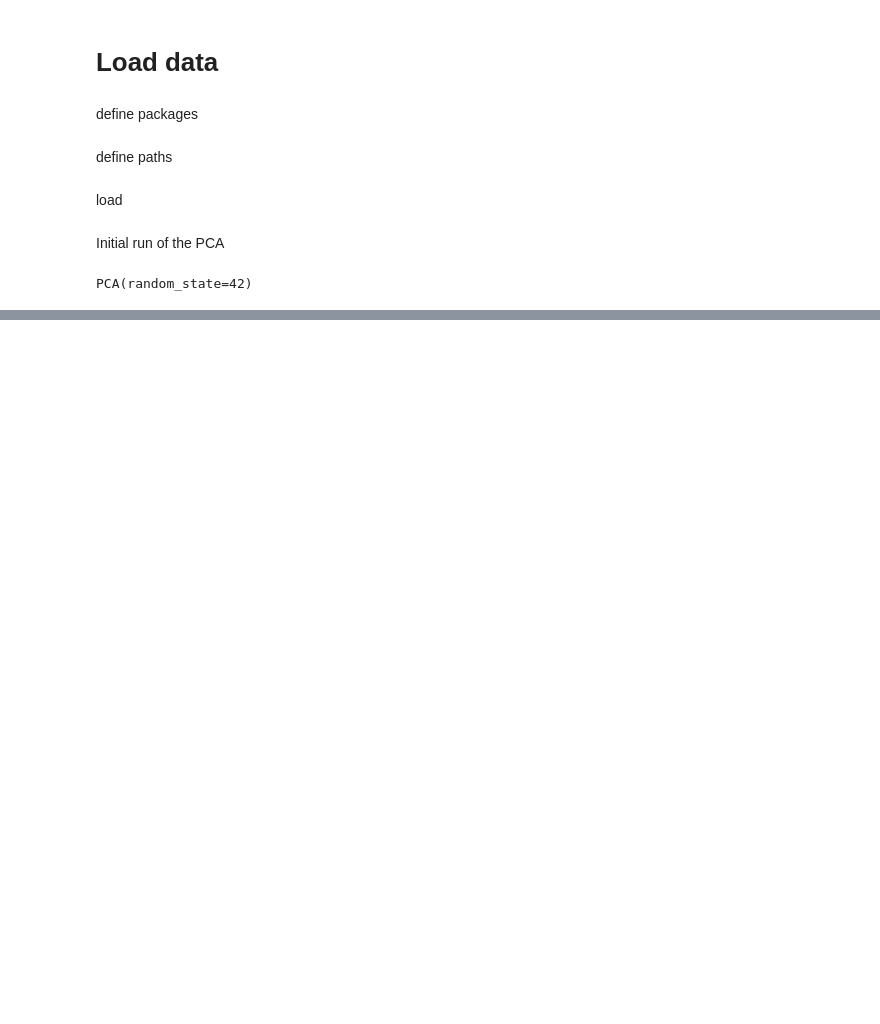
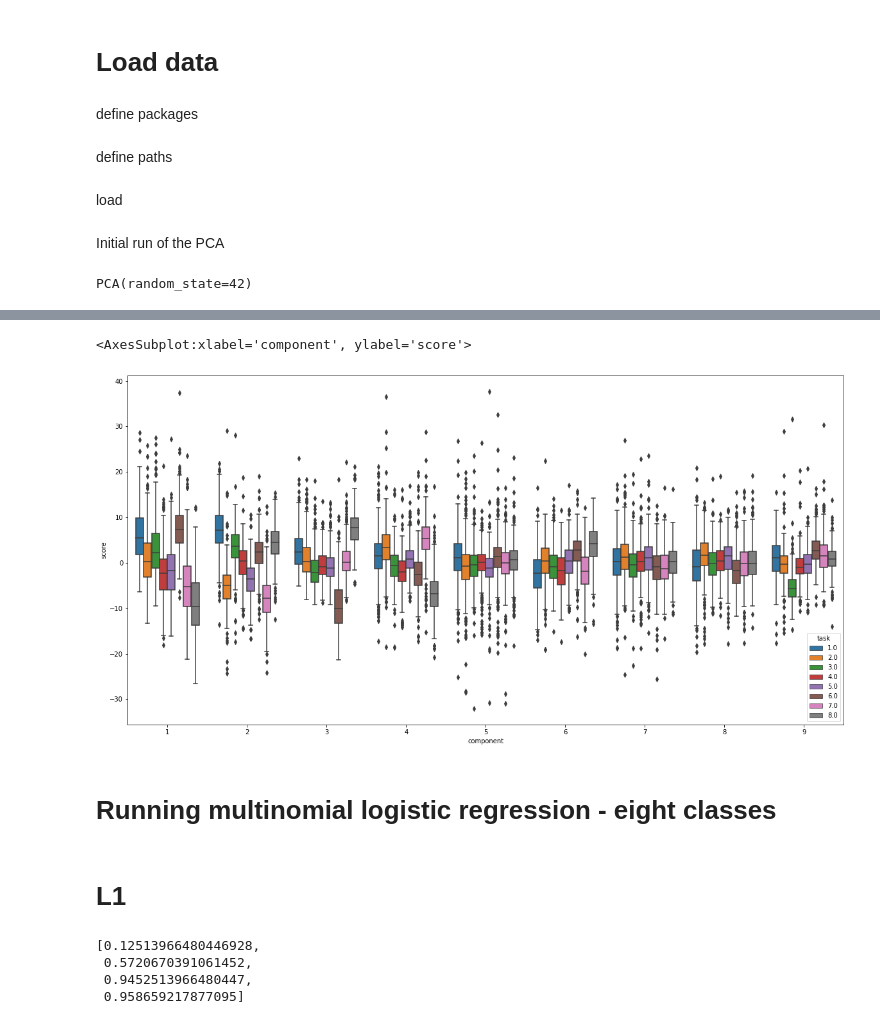
Before and after one commit to bbuckova/NMA_comp_neuro_2022, a Jupyter notebook: BRB_initial_exploration_PCA.ipynb, the cells around one changed output, grey strips where cells are left out. Saved outputs shown, nothing was run; the diff lists cells and outputs as text; code cells hidden in the pictures; blank space fills up the shorter version.

```diff
--- a/BRB_initial_exploration_PCA.ipynb
+++ b/BRB_initial_exploration_PCA.ipynb
@@ -70,0 +75,15 @@ sns.heatmap(scores[:,1:10])
+# %%
+# create temporary pandas frame for plotting
+temp_file = pd.DataFrame(scores[:,1:10])
+temp_file['task'] = np.squeeze(labels)
+temp_file['task'] = temp_file['task'].astype('category')
+
+temp_file_melted = temp_file.melt(id_vars='task', value_vars=list(range(1,10)), var_name='component', value_name='score')
+# %%
+fig = plt.subplots(figsize=(20,10))
+sns.boxplot(x='component', y='score', data=temp_file_melted, hue='task')
+# %% [output]
+<AxesSubplot:xlabel='component', ylabel='score'>
+[figure, added]
+# %% [markdown]
+# Running multinomial logistic regression - eight classes
@@ -70,0 +98,2 @@ sns.heatmap(scores[:,1:10])
+# %% [markdown]
+# L1
@@ -70,0 +113,12 @@ sns.heatmap(scores[:,1:10])
+# %%
+# Save the classification of the models
+with open(os.path.join(datadir,'LR_L1.npy'), 'wb') as f:
+    pickle.dump([X_train, X_test, y_train, y_test, lr_final_scores, lr_scores], f)
+
+# with open('LR_L1.npy', 'rb') as f:
+#     [X_train, X_test, y_train, y_test, lr_final_scores, lr_scores] = pickle.load(f)
+# %% [output]
+[0.12513966480446928,
+ 0.5720670391061452,
+ 0.9452513966480447,
+ 0.958659217877095]
```
Also changed, not shown: parts of 32 cells of this notebook.
